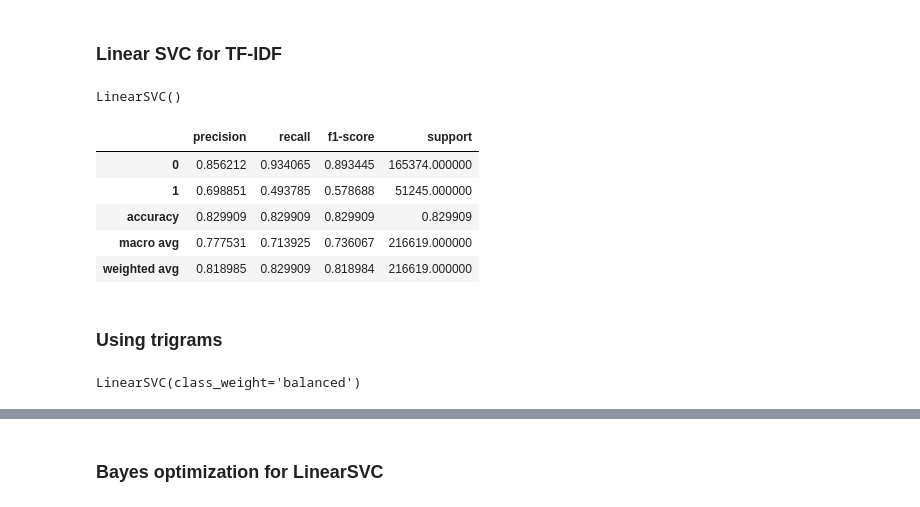
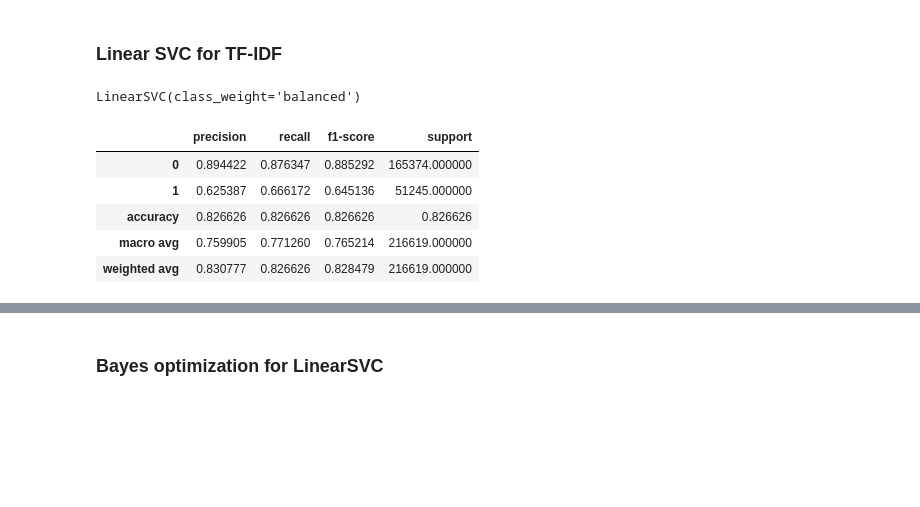
Before and after one commit to sienkozuzanna/tweets-sentiment-ml, a Jupyter notebook: models/models.ipynb, the cells around one changed output, grey strips where cells are left out. Drawn from its saved outputs; the diff is of its cells as text; code cells hidden in the pictures; blank space fills up the shorter version.

```diff
--- a/models/models.ipynb
+++ b/models/models.ipynb
@@ -291,0 +301,8 @@ plt.show()
+# %%
+best_params = {'subsample': 0.9, 'n_estimators': 200, 'min_child_samples': 30, 'max_depth': 5, 'learning_rate': 0.05, 'colsample_bytree': 0.8}
+
+bow_lgbm_model = LGBMClassifier(**best_params, verbose=0)
+bow_lgbm_model.fit(X_train_bow, y_train)
+
+test_score = bow_lgbm_model.score(X_test_bow, y_test)
+print("Test score: ", test_score)
@@ -334,0 +392,3 @@ Model Performance for Test Set:
+# %%
+X_train_tfidf = tfidf_preprocessor.fit_transform(X_train)
+X_test_tfidf = tfidf_preprocessor.transform(X_test)
@@ -335,27 +430,20 @@ Model Performance for Test Set:
 # %% [markdown]
 ### Linear SVC for TF-IDF
-# %%
-l_SVC=LinearSVC()
-l_SVC.fit(tfidf_vector_train,y_train)
-# %% [output]
-LinearSVC()
+# %%
+l_SVC_trigrams=LinearSVC(class_weight='balanced')
+l_SVC_trigrams.fit(X_train_tfidf,y_train)
+# %% [output]
+LinearSVC(class_weight='balanced')
 # %%
-y_pred_test = l_SVC.predict(tfidf_vector_test)
-report = classification_report(y_test, y_pred_test, output_dict=True)
+y_pred_trigrams_test = l_SVC_trigrams.predict(X_test_tfidf)
+report = classification_report(y_test, y_pred_trigrams_test, output_dict=True)
 
 report_df = pd.DataFrame(report).transpose()
 report_df
 # %% [output]
 |  | precision | recall | f1-score | support |
-| 0 | 0.856212 | 0.934065 | 0.893445 | 165374.000000 |
-| 1 | 0.698851 | 0.493785 | 0.578688 | 51245.000000 |
-| accuracy | 0.829909 | 0.829909 | 0.829909 | 0.829909 |
-| macro avg | 0.777531 | 0.713925 | 0.736067 | 216619.000000 |
-| weighted avg | 0.818985 | 0.829909 | 0.818984 | 216619.000000 |
+| 0 | 0.894422 | 0.876347 | 0.885292 | 165374.000000 |
+| 1 | 0.625387 | 0.666172 | 0.645136 | 51245.000000 |
+| accuracy | 0.826626 | 0.826626 | 0.826626 | 0.826626 |
+| macro avg | 0.759905 | 0.771260 | 0.765214 | 216619.000000 |
+| weighted avg | 0.830777 | 0.826626 | 0.828479 | 216619.000000 |
-# %% [markdown]
-### Using trigrams
-# %%
-l_SVC_trigrams=LinearSVC(class_weight='balanced')
-l_SVC_trigrams.fit(tfidf_trigrams_vector_train,y_train)
-# %% [output]
-LinearSVC(class_weight='balanced')
```
Also changed, not shown: parts of 87 cells of this notebook, 8 other files.
